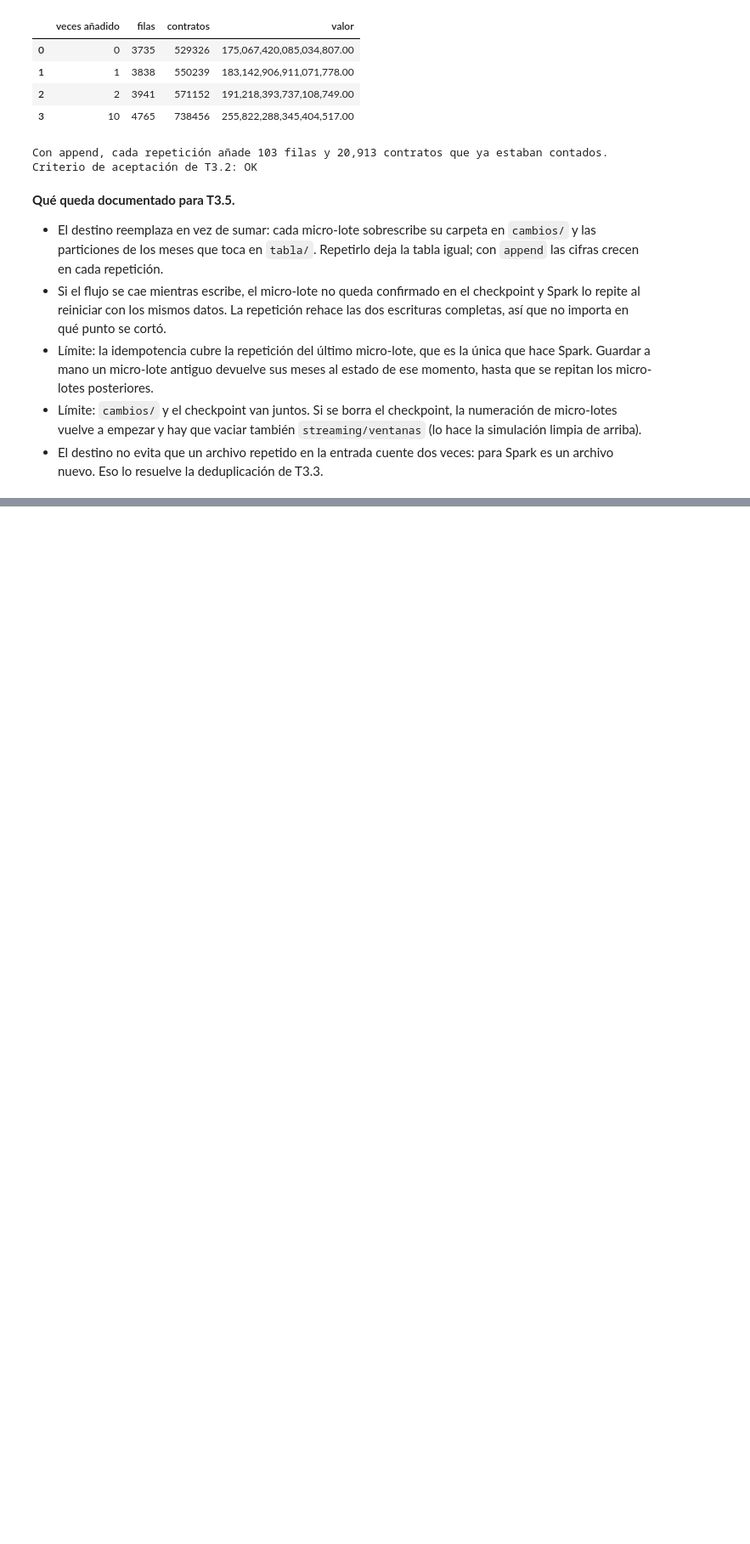
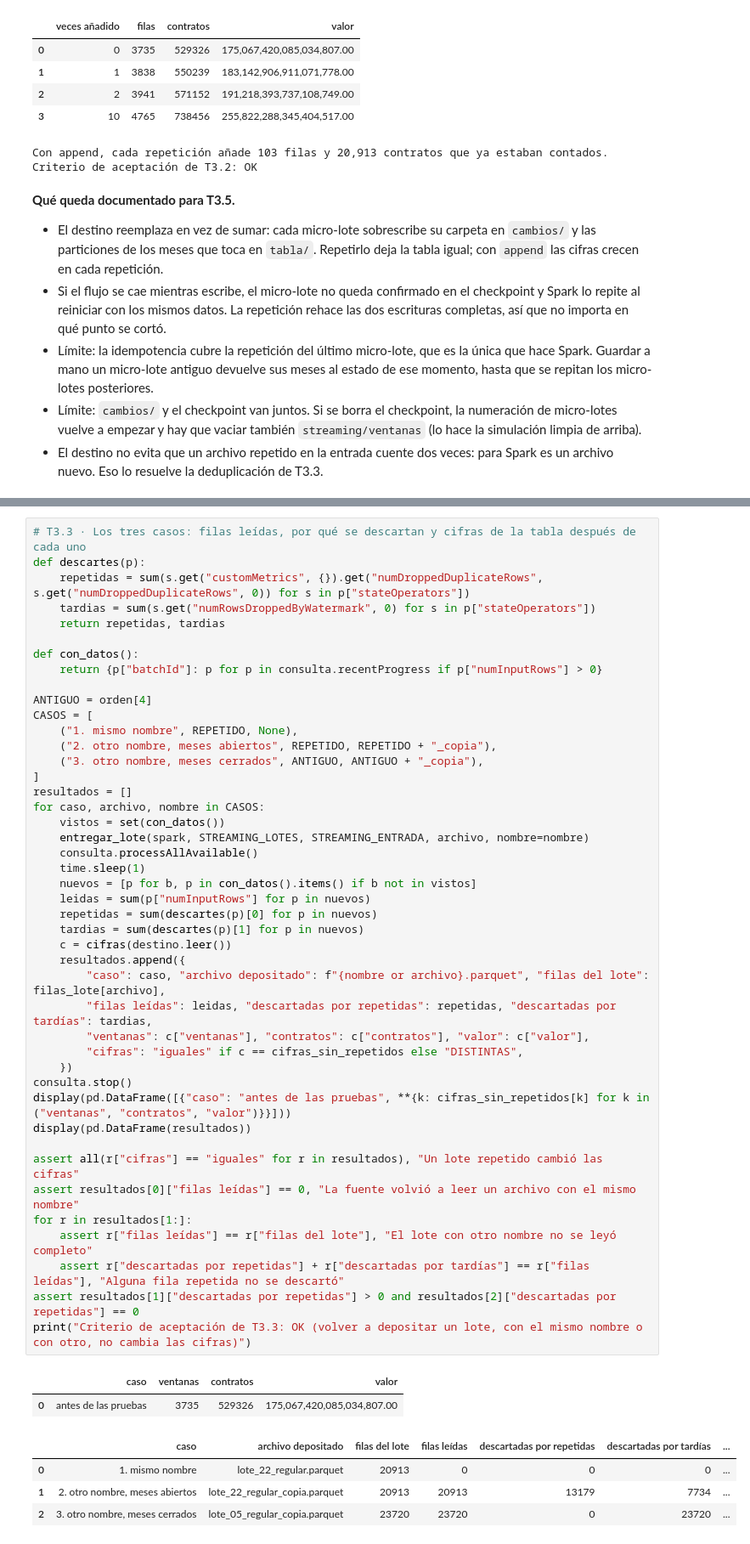
Before and after one commit to PalomaresJonatan13/pamd-secop, a Jupyter notebook: notebooks/06_corte3_resiliencia_idempotencia.ipynb, the cells around one changed output, grey strips where cells are left out. Shown at 85% size. Saved outputs shown, nothing was run; the diff lists cells and outputs as text; blank space fills up the shorter version.

Commit message:
T3.3: deduplicación por la clave de T1.1 dentro del flujo; un lote repetido con el mismo nombre o con otro no cambia las cifras
Co-Authored-By: Claude Fable 5.2 <noreply@anthropic.com>

```diff
--- a/notebooks/06_corte3_resiliencia_idempotencia.ipynb
+++ b/notebooks/06_corte3_resiliencia_idempotencia.ipynb
@@ -501,0 +611,51 @@ Criterio de aceptación de T3.2: OK
+# %%
+# T3.3 · Los tres casos: filas leídas, por qué se descartan y cifras de la tabla después de cada uno
+def descartes(p):
+    repetidas = sum(s.get("customMetrics", {}).get("numDroppedDuplicateRows", s.get("numDroppedDuplicateRows", 0)) for s in p["stateOperators"])
+    tardias = sum(s.get("numRowsDroppedByWatermark", 0) for s in p["stateOperators"])
+    return repetidas, tardias
+
+def con_datos():
+    return {p["batchId"]: p for p in consulta.recentProgress if p["numInputRows"] > 0}
+
+ANTIGUO = orden[4]
+CASOS = [
+    ("1. mismo nombre", REPETIDO, None),
+    ("2. otro nombre, meses abiertos", REPETIDO, REPETIDO + "_copia"),
+    ("3. otro nombre, meses cerrados", ANTIGUO, ANTIGUO + "_copia"),
+]
+resultados = []
+for caso, archivo, nombre in CASOS:
+    vistos = set(con_datos())
+    entregar_lote(spark, STREAMING_LOTES, STREAMING_ENTRADA, archivo, nombre=nombre)
+    consulta.processAllAvailable()
+    time.sleep(1)
+    nuevos = [p for b, p in con_datos().items() if b not in vistos]
+    leidas = sum(p["numInputRows"] for p in nuevos)
+    repetidas = sum(descartes(p)[0] for p in nuevos)
+    tardias = sum(descartes(p)[1] for p in nuevos)
+    c = cifras(destino.leer())
+    resultados.append({
+        "caso": caso, "archivo depositado": f"{nombre or archivo}.parquet", "filas del lote": filas_lote[archivo],
+        "filas leídas": leidas, "descartadas por repetidas": repetidas, "descartadas por tardías": tardias,
+        "ventanas": c["ventanas"], "contratos": c["contratos"], "valor": c["valor"],
+        "cifras": "iguales" if c == cifras_sin_repetidos else "DISTINTAS",
+    })
+consulta.stop()
+display(pd.DataFrame([{"caso": "antes de las pruebas", **{k: cifras_sin_repetidos[k] for k in ("ventanas", "contratos", "valor")}}]))
+display(pd.DataFrame(resultados))
+
+assert all(r["cifras"] == "iguales" for r in resultados), "Un lote repetido cambió las cifras"
+assert resultados[0]["filas leídas"] == 0, "La fuente volvió a leer un archivo con el mismo nombre"
+for r in resultados[1:]:
+    assert r["filas leídas"] == r["filas del lote"], "El lote con otro nombre no se leyó completo"
+    assert r["descartadas por repetidas"] + r["descartadas por tardías"] == r["filas leídas"], "Alguna fila repetida no se descartó"
+assert resultados[1]["descartadas por repetidas"] > 0 and resultados[2]["descartadas por repetidas"] == 0
+print("Criterio de aceptación de T3.3: OK (volver a depositar un lote, con el mismo nombre o con otro, no cambia las cifras)")
+# %% [output]
+|  | caso | ventanas | contratos | valor |
+| 0 | antes de las pruebas | 3735 | 529326 | 175,067,420,085,034,807.00 |
+|  | caso | archivo depositado | filas del lote | filas leídas | descartadas por repetidas | descartadas por tardías | ... |
+| 0 | 1. mismo nombre | lote_22_regular.parquet | 20913 | 0 | 0 | 0 | ... |
+| 1 | 2. otro nombre, meses abiertos | lote_22_regular_copia.parquet | 20913 | 20913 | 13179 | 7734 | ... |
+| 2 | 3. otro nombre, meses cerrados | lote_05_regular_copia.parquet | 23720 | 23720 | 0 | 23720 | ... |
```
Also changed, not shown: parts of 10 cells of this notebook, 3 other files.
